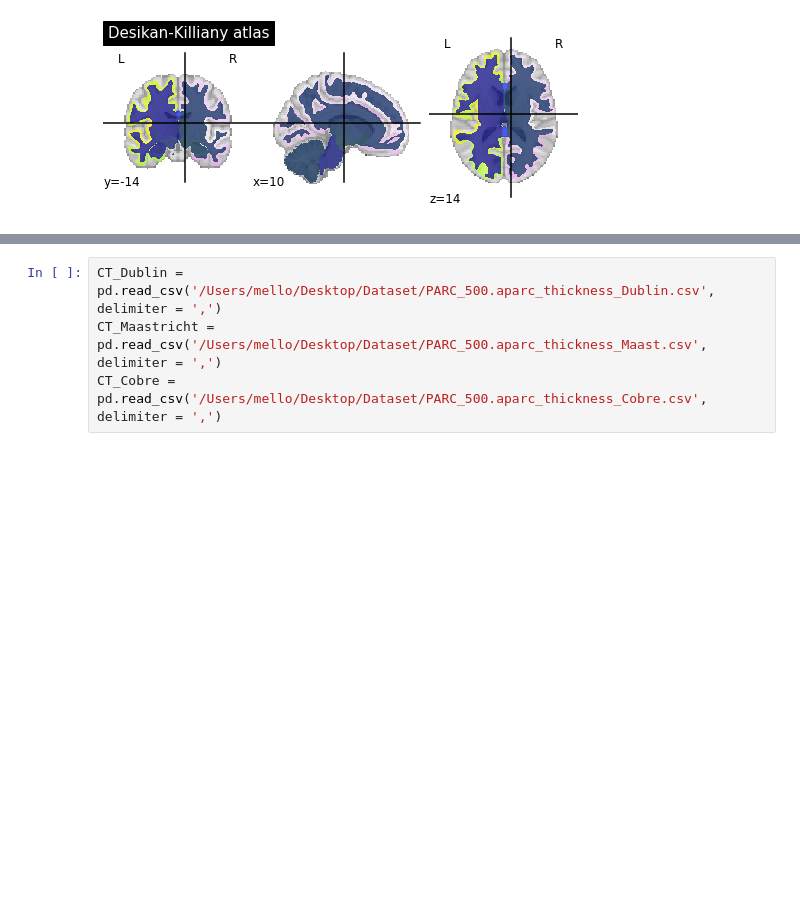
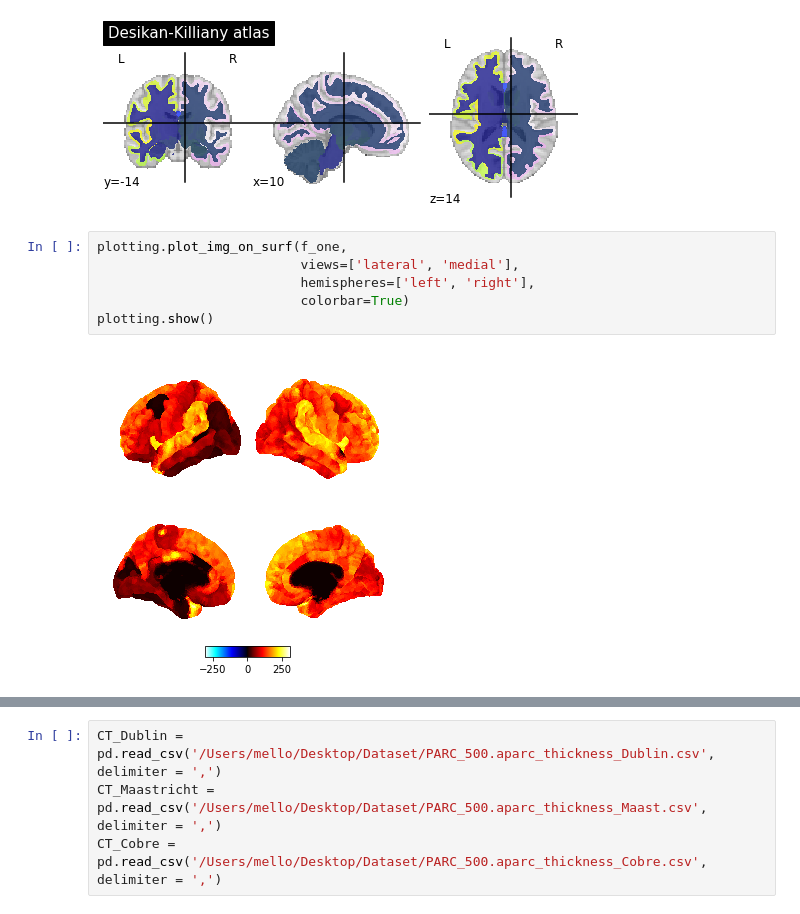
Before and after one commit to mello-y/MSc5_research_project, a Jupyter notebook: data/Data_exploration.ipynb, the cells around one changed output, grey strips where cells are left out. Drawn from its saved outputs; the diff is of its cells as text; blank space fills up the shorter version.

```diff
--- a/data/Data_exploration.ipynb
+++ b/data/Data_exploration.ipynb
@@ -178,3 +217,11 @@ plotting.plot_roi(f_two, title="Desikan-Killiany atlas")
 # %% [output]
 <nilearn.plotting.displays._slicers.OrthoSlicer at 0x...>
 [figure]
+# %%
+plotting.plot_img_on_surf(f_one,
+                          views=['lateral', 'medial'],
+                          hemispheres=['left', 'right'],
+                          colorbar=True)
+plotting.show()
+# %% [output]
+[figure, added]
```
Also changed, not shown: parts of 6 cells of this notebook.
